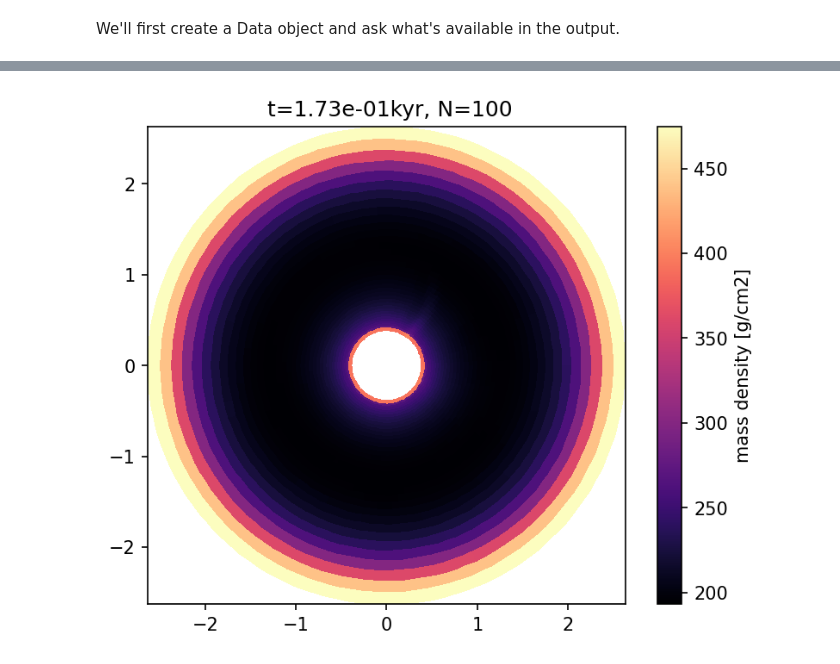
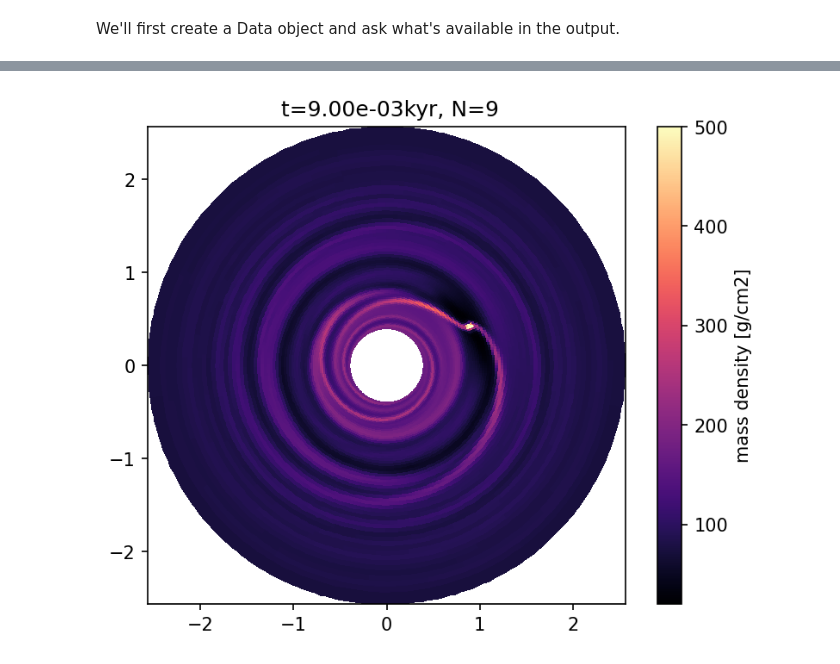
Before and after one commit to rometsch/fargocpt, a Jupyter notebook: examples/210_DataLoading_Automatic.ipynb, the cells around one changed output, grey strips where cells are left out. Cells and saved outputs as stored; diff of their text form; code cells hidden in the pictures.

```diff
--- a/examples/210_DataLoading_Automatic.ipynb
+++ b/examples/210_DataLoading_Automatic.ipynb
@@ -8,7 +10,7 @@ We'll first create a Data object and ask what's available in the output.
 # %%
 #!pip install git+https://github.com/rometsch/disgrid
 from disgrid import Data
-d = Data("output/out")
+d = Data("quickstart/output/out")
 d.avail()
 # %% [output]
 {'fluids': {'gas': {'2d': ['dens', 'energy', 'vrad', 'vtheta'],
@@ -86,10 +88,10 @@ def plot_field(data, name, N, ax=None, dataunit=None, vmin=None, vmax=None, cmap
 
     return fig
 # %%
-Nlast = d.avail()["Nlast"]
-plot_field(d, "mass density", Nlast, dataunit="g/cm2", cmap="magma");
+Nlast = d.avail()["Nlast"]-1
+plot_field(d, "mass density", Nlast, dataunit="g/cm2", cmap="magma", vmax=500);
 # %% [output]
-[figure, old version]
+[figure, new version]
 # %%
 name = "mass density"
 dataunit = "g/cm2"
```
Also changed, not shown: parts of 7 cells of this notebook, 3 other files.
